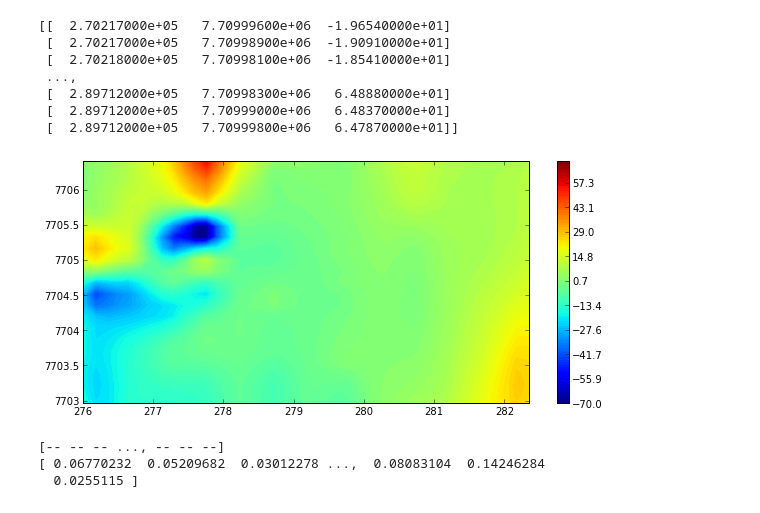
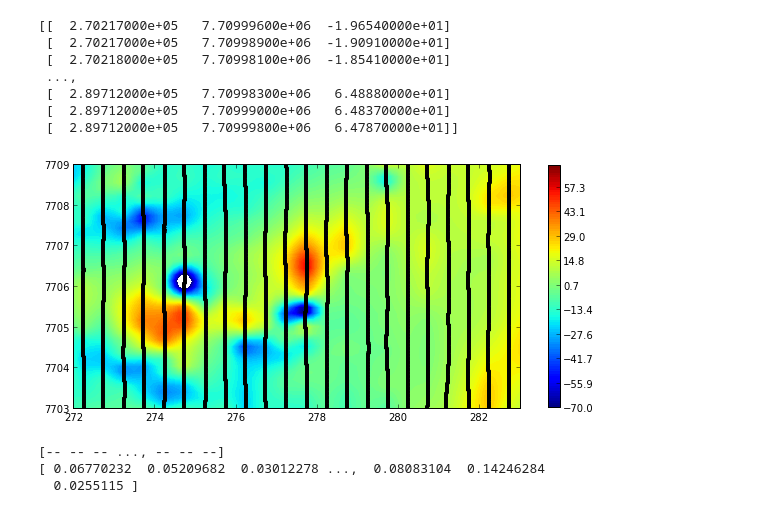
Before and after one commit to dIOGOLOC/cavalo, a Jupyter notebook: Mapas_magnetometria.ipynb, the cells around one changed output. Saved outputs shown, nothing was run; the diff lists cells and outputs as text; code cells hidden in the pictures.

```diff
--- a/Mapas_magnetometria.ipynb
+++ b/Mapas_magnetometria.ipynb
@@ -40,20 +40,21 @@ x, y, z = a[:,[0,1,13]].T
 # %%
 #Inserindo o valor do grid:
 shape=(125, 125)
 
 #Interpolando (interp=true) e plotando os valores do campo magnético total (z) diminuido do IGRF:
 #Selecionando apenas a área do mapeamento geológico(set_area) e mantendo a escala com (axis('scaled')):
 mpl.figure(figsize=(10,5))
 mpl.axis('scaled')
 mpl.contourf(x,y,z,shape, np.linspace(-70, 70, 100), interp=True, cmap=mpl.cm.jet)
-mpl.set_area([276000,282350,7702968,7706402])
+mpl.plot(x,y,".k")
+mpl.set_area([272000,283000,7703000,7709000])
 mpl.colorbar(shrink=0.87)
 mpl.m2km()
 
 #Salvando a imagem:
 mpl.savefig('/home/diogo/Ubuntu One/Material Mestrado ON/Artigos e Resumos Enviados/Resumo SBGf - 2013/Dados Magnetometricos/mapa_anomalia_magnetica.pdf')
 # %% [output]
-[figure, old version]
+[figure, new version]
 # %%
 #Interpolando e plotando os valores do sinal analítico do campo magnético total diminuido do IGRF:
 #Utiliza-se o numpy.ma.fix_invalid.ravel para preencher regiões sem valores com 0 para uma melhor vizualização:
```
